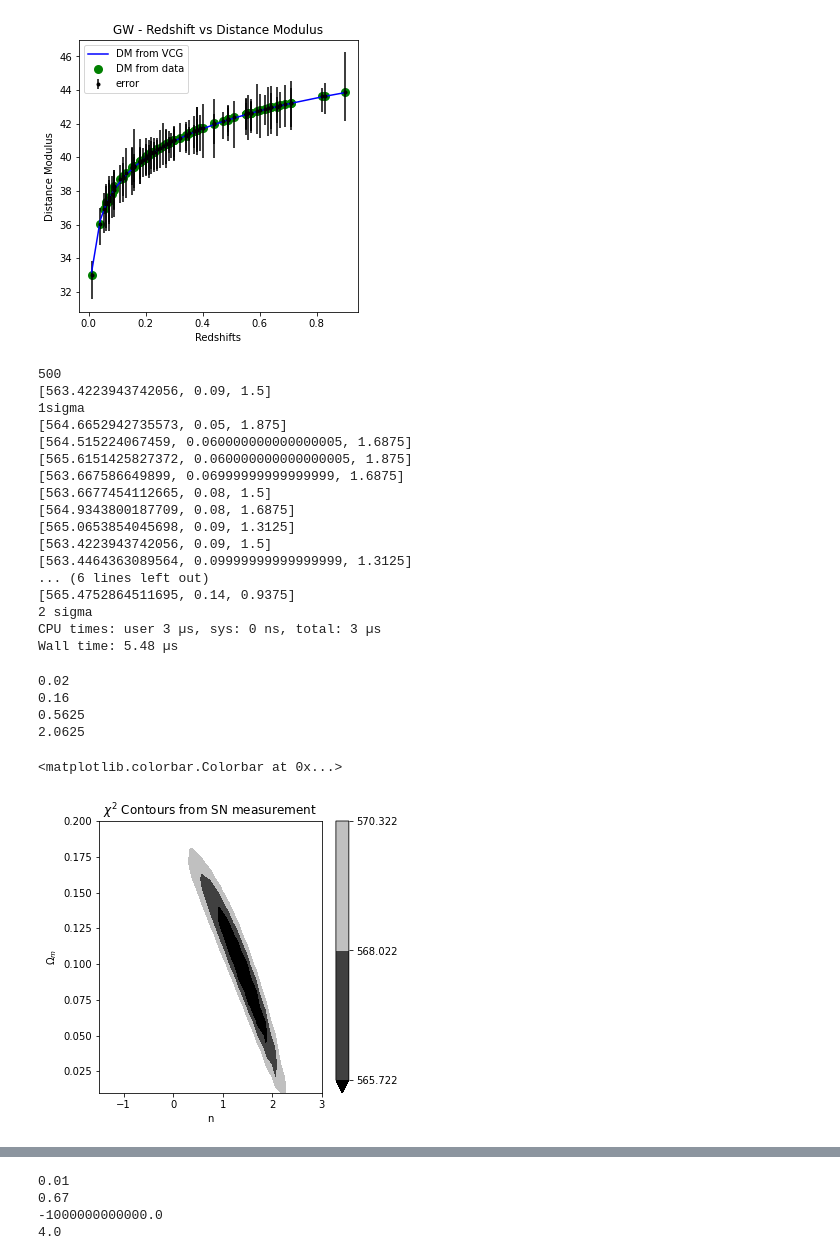
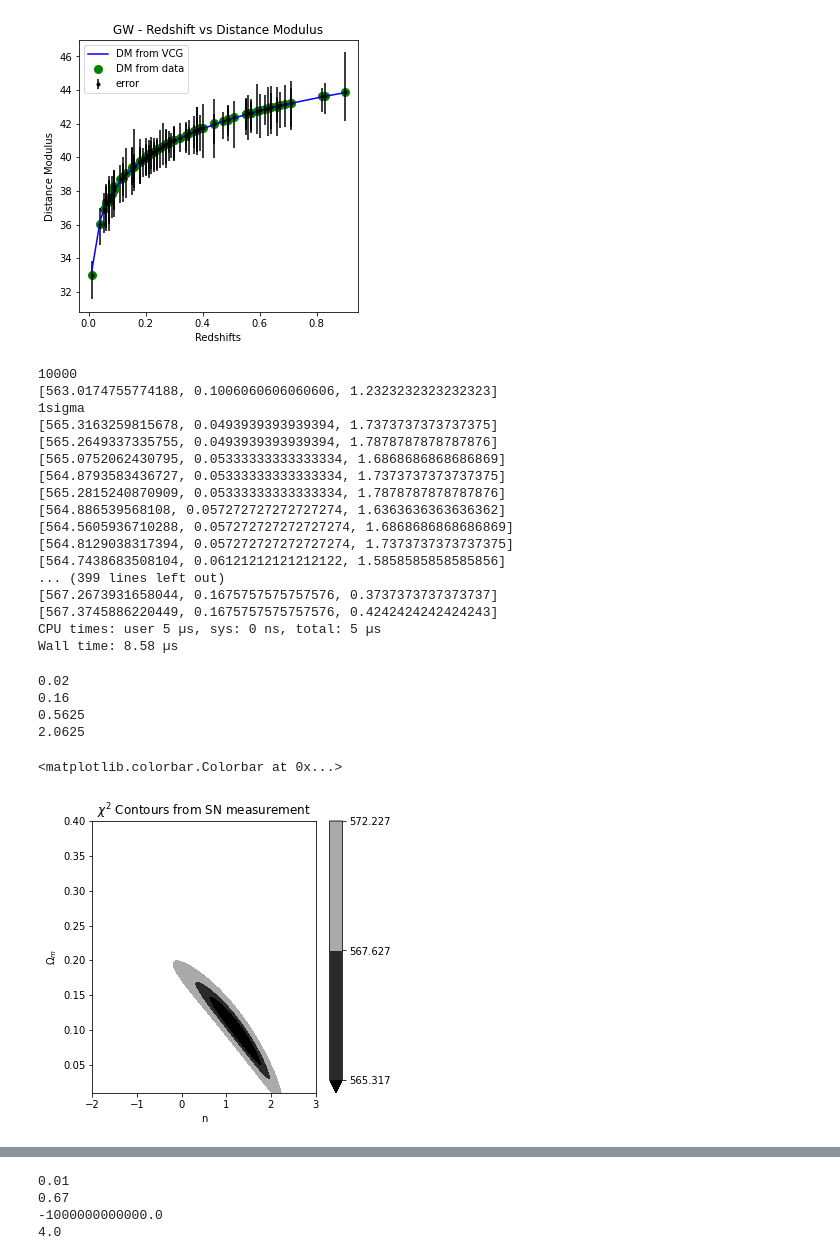
Before and after one commit to AshleyChraya/HubbleConstant-ConstraintsForVCG, a Jupyter notebook: Python Codes/VCG constraints by SN GWTC3.ipynb, the cells around one changed output, grey strips where cells are left out. Drawn from its saved outputs; the diff is of its cells as text; code cells hidden in the pictures.

```diff
--- a/Python Codes/VCG constraints by SN GWTC3.ipynb
+++ b/Python Codes/VCG constraints by SN GWTC3.ipynb
@@ -436,13 +436,15 @@ dmth_SN= np.zeros(len(z))
 chi_sq=np.zeros(len(z))
 a=0
 b=0
-for omega_m in np.linspace(0.01,0.2,20):
-  for n in np.linspace(-1.5,3,25):
+h=0.698
+for omega_m in np.linspace(0.01,0.4,100):
+  for n in np.linspace(-2,3,100):
     for redshift in data_SN.Z_SN:
       g = quad(int_func,0,redshift)
-      dl1=(1+redshift)*g[0]*(300000/H0)
+      dl1=(1+redshift)*g[0]*(3*10**8/H0)
       dlth_SN[b]+=dl1
-      dmth_SN[a]+=5.*log(dl1,10)+25
+      xx=(H0*dl1)/((3*10**8)*h)
+      dmth_SN[a]+=5.*log(xx,10)+42.38
       a+=1
       b+=1
       data_SN["DMchi"]=dmth_SN
@@ -451,7 +453,7 @@ for omega_m in np.linspace(0.01,0.2,20):
     C2=0
     C1=0
     for i in data_SN.Error_DM_SN:
-      C2+=1/np.power(i,2)
+      C2+=1/np.power(i,2)np.dot(dmu,np.dot(inv_cov_mat,dmu))
     data_SN["dC1"]=(data_SN["DMchi"]-data_SN["DMdata_SN"])/(data_SN["Error_DM_SN"]**2)
     for i in data_SN["dC1"]:
       C1+=i
@@ -461,7 +463,7 @@ for omega_m in np.linspace(0.01,0.2,20):
     for i in data_SN.Part1:
       chi_sq_part1+=i
     del data_SN["Part1"]
-    chi_sq = chi_sq_part1+(C1/C2)*(C1+(2*log(10)/5))-(2*log(0.698))
+    chi_sq = chi_sq_part1+(C1/C2)*(C1+(2*log(10,10)/5))-(2*log(0.698))
     col.append(chi_sq)
     np_array=np.asarray(col)
     collection.append([chi_sq,omega_m,n])
@@ -479,27 +481,27 @@ for i in collection:
     print(i)
 print("2 sigma")
 for i in collection:
-  if i[0]==min(col) + 2*2.3:
+  if i[0]<=min(col) + 4.61:
     print(i)
 %time
 # %% [output]
-500
-[563.4223943742056, 0.09, 1.5]
+10000
+[563.0174755774188, 0.1006060606060606, 1.2323232323232323]
 1sigma
-[564.6652942735573, 0.05, 1.875]
-[564.515224067459, 0.060000000000000005, 1.6875]
-[565.6151425827372, 0.060000000000000005, 1.875]
-[563.667586649899, 0.06999999999999999, 1.6875]
-[563.6677454112665, 0.08, 1.5]
-[564.9343800187709, 0.08, 1.6875]
-[565.0653854045698, 0.09, 1.3125]
-[563.4223943742056, 0.09, 1.5]
-[563.4464363089564, 0.09999999999999999, 1.3125]
-... (6 lines left out)
-[565.4752864511695, 0.14, 0.9375]
-2 sigma
-CPU times: user 3 µs, sys: 0 ns, total: 3 µs
-Wall time: 5.48 µs
+[565.3163259815678, 0.0493939393939394, 1.7373737373737375]
+[565.2649337335755, 0.0493939393939394, 1.7878787878787876]
+[565.0752062430795, 0.05333333333333334, 1.6868686868686869]
+[564.8793583436727, 0.05333333333333334, 1.7373737373737375]
+[565.2815240870909, 0.05333333333333334, 1.7878787878787876]
+[564.886539568108, 0.057272727272727274, 1.6363636363636362]
+[564.5605936710288, 0.057272727272727274, 1.6868686868686869]
+[564.8129038317394, 0.057272727272727274, 1.7373737373737375]
+[564.7438683508104, 0.06121212121212122, 1.5858585858585856]
+... (399 lines left out)
+[567.2673931658044, 0.1675757575757576, 0.3737373737373737]
+[567.3745886220449, 0.1675757575757576, 0.4242424242424243]
+CPU times: user 5 µs, sys: 0 ns, total: 5 µs
+Wall time: 8.58 µs
 # %%
 om1=[]
 n1=[]
@@ -519,22 +521,22 @@ print(max(n1))
 2.0625
 # %%
 #plt.style.use('seaborn-white')
-n= np.linspace(-1.5,3,25)
-omega_m =np.linspace(0.01,0.2,20)
+n= np.linspace(-2,3,100)
+omega_m =np.linspace(0.01,0.4,100)
 np_array=np.asarray(col)
-t1=np_array.reshape(20,25)
+t1=np_array.reshape(100,100)
 #fig,ax=plt.subplots(1,1)
-levels = np.array([min(col)+2.3, min(col)+2*2.3, min(col)+3*2.3])
+levels = np.array([min(col)+2.3, min(col)+4.61, min(col)+9.21])
 contours =plt.contourf(n,omega_m, t1,levels=levels, extend='min',cmap = 'gist_gray')
 plt.xlabel('n')
 plt.ylabel('$\Omega_m$')
 plt.rcParams["figure.figsize"] = (5,5)
 plt.title("$\chi^2$ Contours from SN measurement")
 #plt.clabel(contours, inline=True, fontsize=8, colors='b')
 #cp.set_clim(vmin=560,vmax=600)
 #cb_ax = fig.add_axes([0.83, 0.1, 0.02, 0.8])
 plt.colorbar() # Add a colorbar to a plot
 #plt.clim(0, 150)
 # %% [output]
 <matplotlib.colorbar.Colorbar at 0x...>
-[figure, old version]
+[figure, new version]
```
Also changed, not shown: parts of 15 cells of this notebook, 2 other files.
